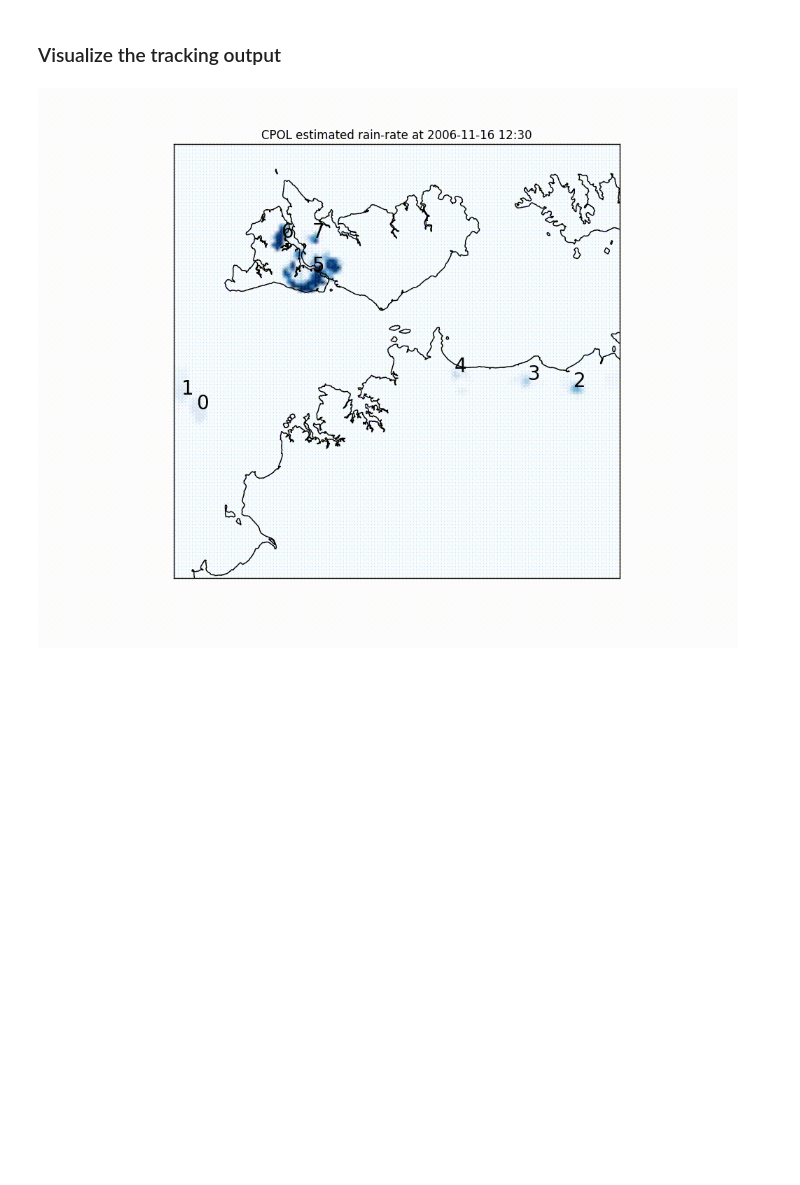
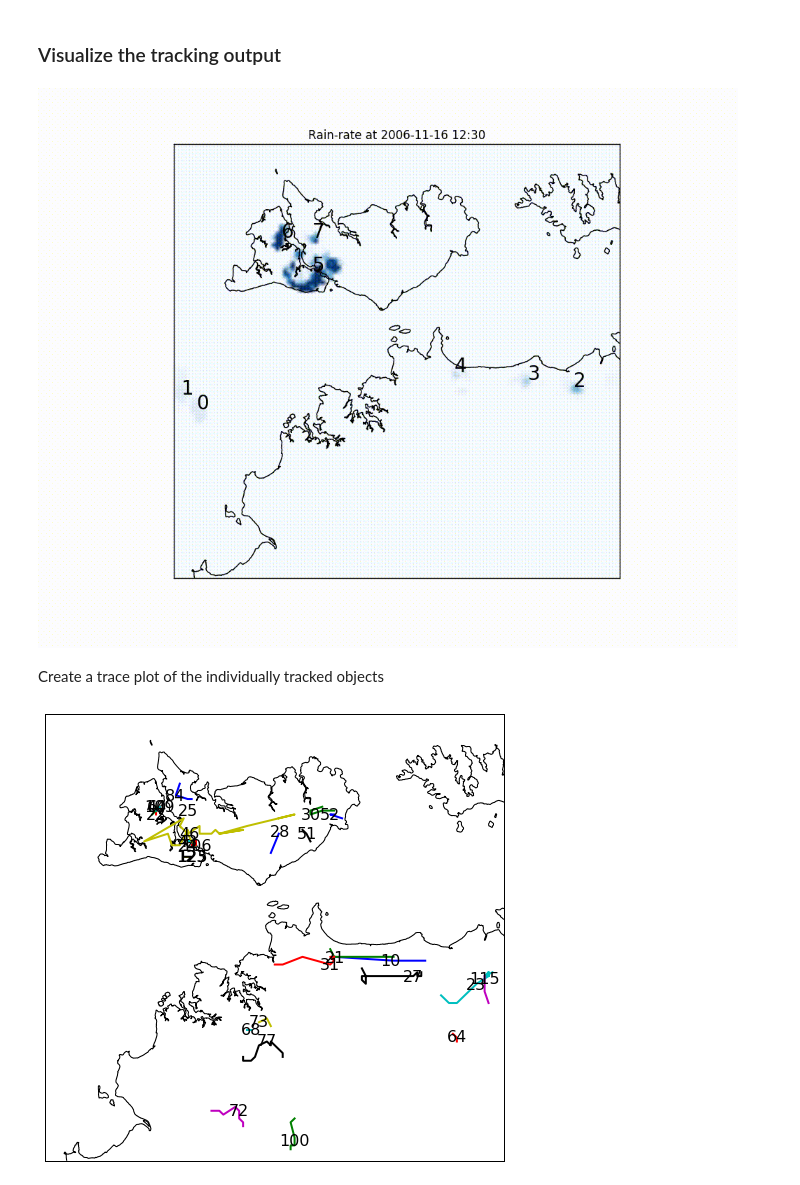
Before and after one commit to antarcticrainforest/tintX, a Jupyter notebook: examples/RainTracking.ipynb, the cells around one changed output. Cells and saved outputs as stored; diff of their text form; code cells hidden in the pictures; blank space fills up the shorter version.

Commit message:
Added trace-plot

```diff
--- a/examples/RainTracking.ipynb
+++ b/examples/RainTracking.ipynb
@@ -59,5 +59,6 @@ with nc(dataF) as ncf:
                     ani = True
                 else:
                     ani = False
-            animate(tracks_obj, anim, os.path.join(trackdir,'ani', 'tint_tracks_%s.mp4'%suffix), overwrite=overwrite, dt = 9.5)
+            animate(tracks_obj, anim, os.path.join(trackdir,'ani', 'tint_tracks_%s.mp4'%suffix),
+                    overwrite=overwrite, dt=9.5, tracers=True)
 # %% [output]
@@ -101,4 +97,10 @@ Frame: 49
 # %%
 embed_mp4_as_gif(os.path.join(trackdir,'ani', 'tint_tracks_%s.mp4'%suffix))
 # %% [output]
-[figure, old version]
+[figure, new version]
+# %% [markdown]
+ Create a trace plot of the individually tracked objects
+# %%
+ax = plot_traj(tracks_obj.tracks, lons, lats, basemap_res='f', label=True)
+# %% [output]
+[figure, added]
```
Also changed, not shown: parts of 4 cells of this notebook.
